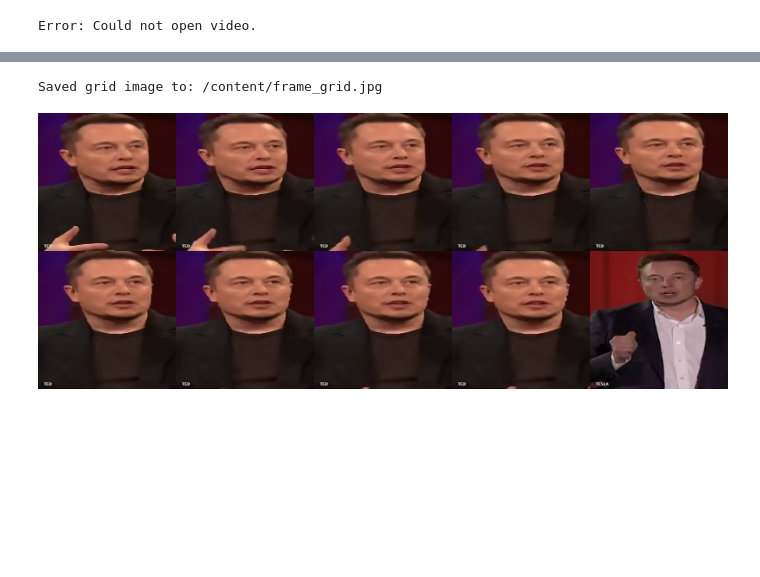
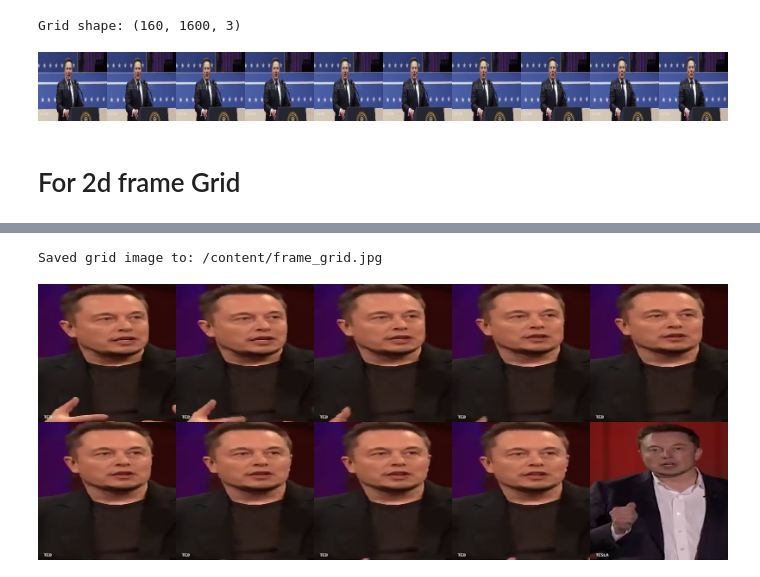
Before and after one commit to ambreenraheem/Deep-Learning, a Jupyter notebook: OpenCV_vedio.ipynb, the cells around one changed output, grey strips where cells are left out. Cells and saved outputs as stored; diff of their text form; code cells hidden in the pictures; blank space fills up the shorter version.

```diff
--- a/OpenCV_vedio.ipynb
+++ b/OpenCV_vedio.ipynb
@@ -21,37 +14,34 @@ plt.show()
 # %%
-import cv2
-from google.colab.patches import cv2_imshow
-
-# Open the video file
-cap = cv2.VideoCapture("/content/elon.mp4")
-
 # Check if video opened successfully
 if not cap.isOpened():
     print("Error: Could not open video.")
 else:
     frames = []
     frame_count = 0
     max_frames = 10  # Change this number to control how many frames to show
     resize_dim = (160, 160)  # Resize all frames to same size for grid
 
     while frame_count < max_frames:
         success, img = cap.read()
         if not success:
             print("End of video or failed to read frame.")
             break
 
         img_resized = cv2.resize(img, resize_dim)
         frames.append(img_resized)
         frame_count += 1
 
     cap.release()
 
     # Horizontally concatenate frames if we have any
     if frames:
         grid_image = cv2.hconcat(frames)
         print(f"Grid shape: {grid_image.shape}")
         cv2_imshow(grid_image)
     else:
         print("No frames were read to display.")
 # %% [output]
-Error: Could not open video.
+Grid shape: (160, 1600, 3)
+[figure, added]
+# %% [markdown]
+# For 2d frame Grid
```
Also changed, not shown: parts of 13 cells of this notebook.
